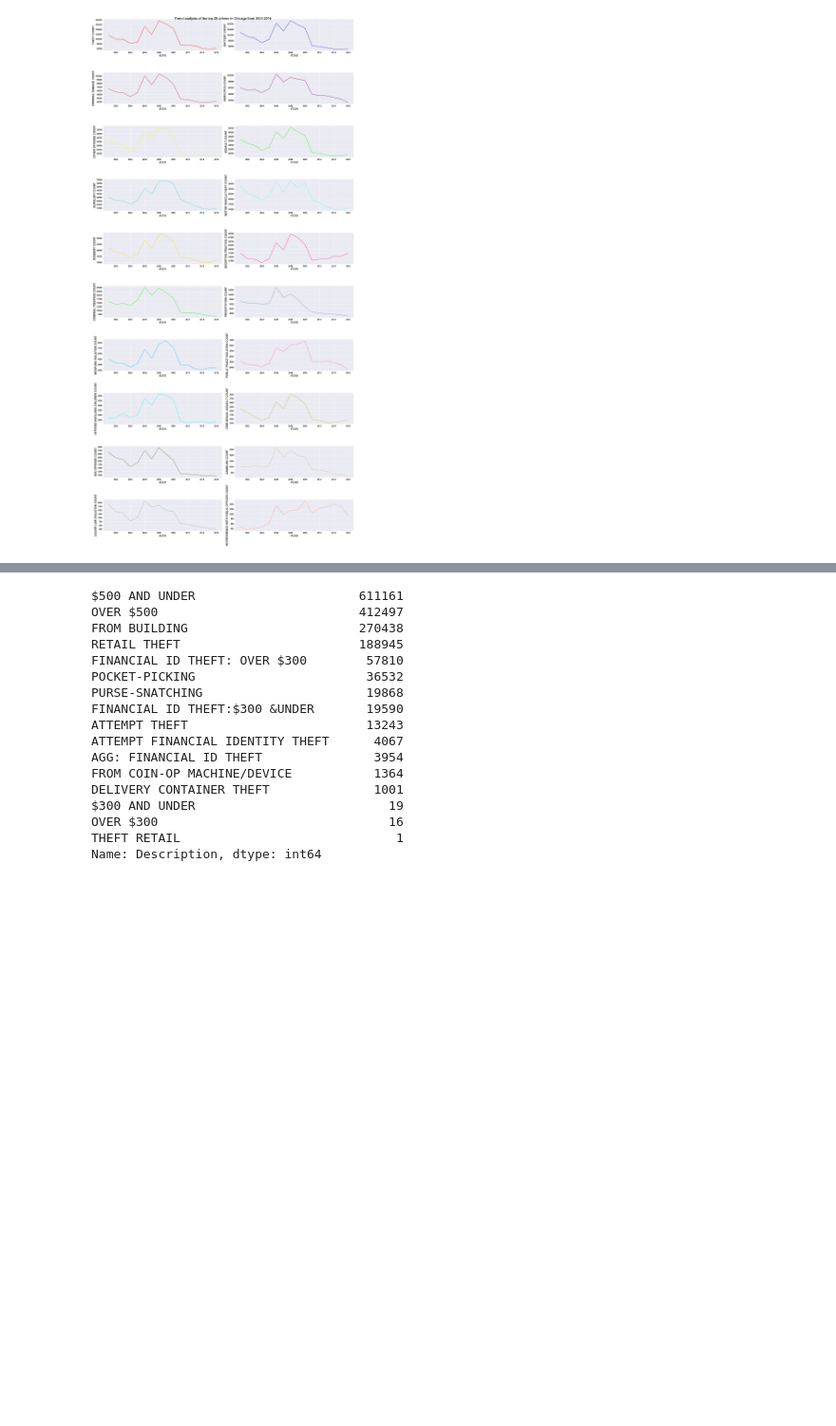
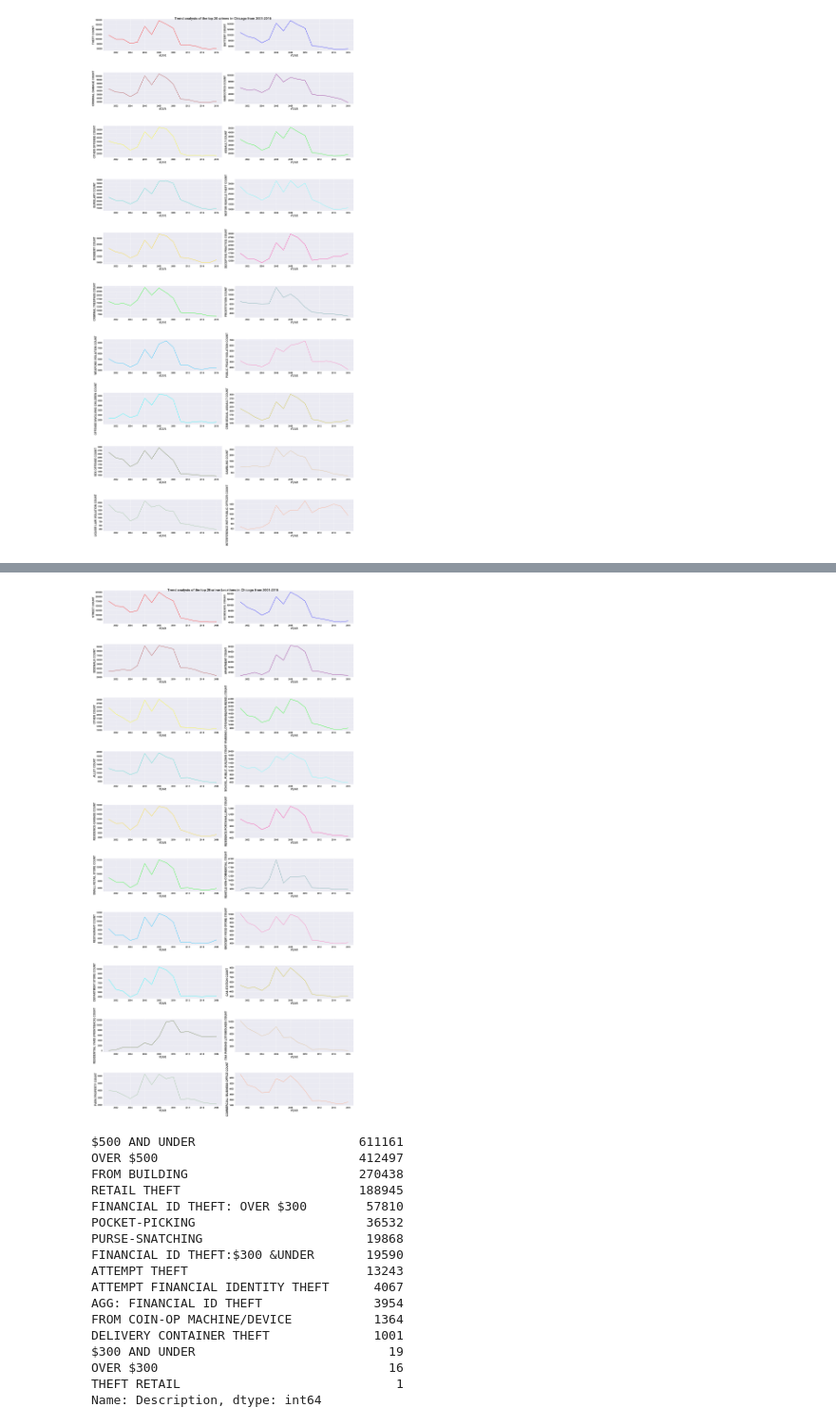
Before and after one commit to bodhisattamaiti25/projects-data-science, a Jupyter notebook: chicago_crime_data_analysis/chicago_crime_data_analysis.ipynb, the cells around one changed output, grey strips where cells are left out. Shown at 95% size. Cells and saved outputs as stored; diff of their text form; code cells hidden in the pictures; blank space fills up the shorter version.

Commit message:
trend analysis of top 20 crime locations in chicago from 2001-2016

```diff
--- a/chicago_crime_data_analysis/chicago_crime_data_analysis.ipynb
+++ b/chicago_crime_data_analysis/chicago_crime_data_analysis.ipynb
@@ -510,3 +510,19 @@ fig8.tight_layout()
 plt.show()
 # %% [output]
 [figure]
+# %%
+fig9, axes2 = plt.subplots(10, 2)
+# %%
+crime_location_by_year = []
+
+for year in range(2001,2017):
+
+    temp_df_1 = crimes_2001_17[crimes_2001_17['Year'] == year]
+
+    for cur_crime_location_type in crime_location_type_top20:
+
+        temp_df_2 = temp_df_1[temp_df_1['Location Description']==cur_crime_location_type]
+        crime_location_by_year.append([year, cur_crime_location_type, temp_df_2.shape[0]])
+# %%
+crime_location_by_year_df = pd.DataFrame(data=crime_location_by_year, columns=['Year', 'Crime Location', 'Count'])
+crime_location_by_year_df.head()
@@ -513,3 +536,23 @@ plt.show()
+# %%
+cur_crime_location_count = 0
+for cur_row in axes2:
+
+    for cur_col_in_row in cur_row:
+
+        temp_df = crime_location_by_year_df[crime_location_by_year_df['Crime Location']==crime_location_type_top20[cur_crime_location_count]]
+        #print(temp_df.head())
+        cur_col_in_row.plot(temp_df['Year'], temp_df['Count'], color=colors_list[cur_crime_location_count])
+        cur_col_in_row.set_xlabel('YEAR', fontweight='bold', fontsize=18)
+        cur_col_in_row.set_ylabel(crime_location_type_top20[cur_crime_location_count] + ' COUNT', fontweight='bold', fontsize=18)
+        plt.setp(cur_col_in_row.get_xticklabels(), fontsize=14, fontweight='bold')
+        plt.setp(cur_col_in_row.get_yticklabels(), fontsize=14, fontweight='bold')
+        cur_crime_location_count += 1
+
+fig9.suptitle('Trend analysis of the top 20 crime Locations in Chicago from 2001-2016', y=1, fontsize=22, fontweight='bold')
+fig9.tight_layout()
+plt.show()
+# %% [output]
+[figure, added]
 # %%
 crimes_2001_17[crimes_2001_17['Primary Type'] == 'THEFT'].Description.value_counts()
 # %% [output]
```
Also changed, not shown: parts of 1 cell of this notebook.
